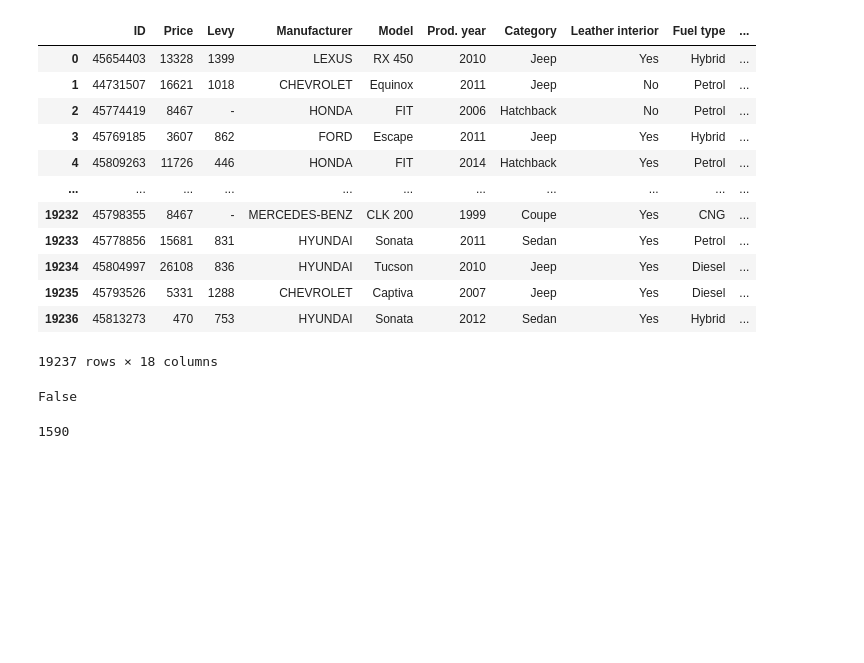
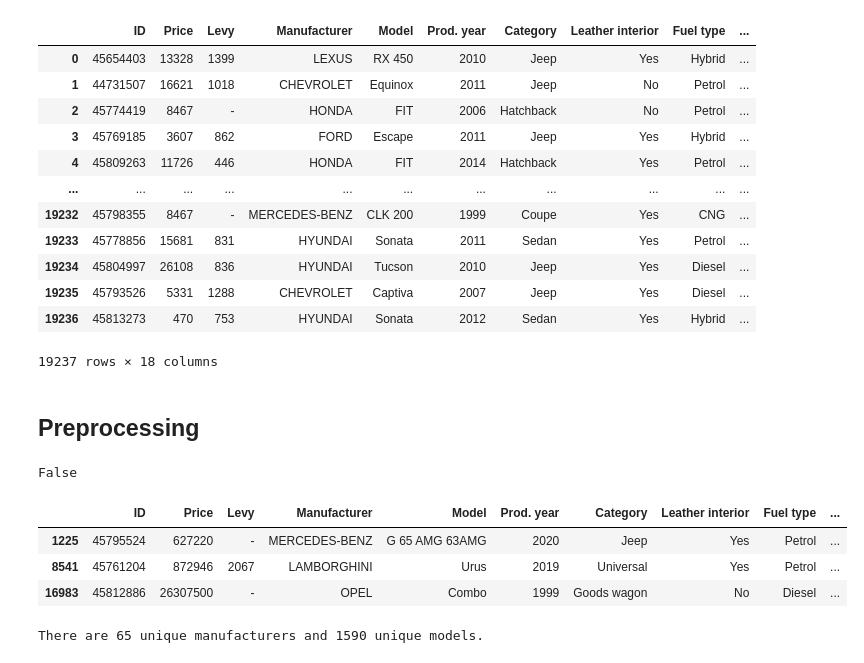
Before and after one commit to SchipDev/AAI-500_Final_Project, a Jupyter notebook: Car_Dataset_Analysis.ipynb, the cells around one changed output. Saved outputs shown, nothing was run; the diff lists cells and outputs as text; code cells hidden in the pictures; blank space fills up the shorter version.

```diff
--- a/Car_Dataset_Analysis.ipynb
+++ b/Car_Dataset_Analysis.ipynb
@@ -19,5 +22,7 @@ cars_raw
 | 19235 | 45793526 | 5331 | 1288 | CHEVROLET | Captiva | 2007 | Jeep | Yes | Diesel | ... |
 | 19236 | 45813273 | 470 | 753 | HYUNDAI | Sonata | 2012 | Sedan | Yes | Hybrid | ... |
 19237 rows × 18 columns
+# %% [markdown]
+## Preprocessing
 # %%
 # Check if the dataset contains NaN/null values
@@ -25,7 +30,11 @@ cars_raw.isnull().values.any()
 # %% [output]
 False
-# %%
-# How many different models of car are in the dataset
-len(set(cars_raw["Model"]))
-# %% [output]
-1590
+# %%
+# Check price for outliers by z-test and look for vals greater than 3 standard deviations
+# from mean
+price_outliers = cars[(np.abs(stats.zscore(cars["Price"])) >= 3)]
+# %% [output]
+|  | ID | Price | Levy | Manufacturer | Model | Prod. year | Category | Leather interior | Fuel type | ... |
+| 1225 | 45795524 | 627220 | - | MERCEDES-BENZ | G 65 AMG 63AMG | 2020 | Jeep | Yes | Petrol | ... |
+| 8541 | 45761204 | 872946 | 2067 | LAMBORGHINI | Urus | 2019 | Universal | Yes | Petrol | ... |
+| 16983 | 45812886 | 26307500 | - | OPEL | Combo | 1999 | Goods wagon | No | Diesel | ... |
@@ -31,0 +43,17 @@ len(set(cars_raw["Model"]))
+# %%
+manufacturers_unique = list(set(cars["Manufacturer"]))   # Get all unqiue manufacturers
+models_unique = list(set(cars["Model"]))   # Get all unique models
+gearbox_unique = list(set(cars["Gear box type"]))   # Get all unique gearboxes
+color_unique = list(set(cars["Color"]))   # Get all unique colors
+wheel_unique = list(set(cars["Wheel"]))   # Get all unique Wheels
+doors_unique = list(set(cars["Doors"]))   # Get all unique doors
+drivewheels_unique = list(set(cars["Drive wheels"]))   # Get all unique drive wheels
+cylinders_unique = list(set(cars["Cylinders"]))   # Get all unique drive cylinders
+volume_unique = list(set(cars["Engine volume"]))   # Get all unique drive engine volumes
+fuel_unique = list(set(cars["Fuel type"]))   # Get all unique drive engine fuels
+category_unique = list(set(cars["Category"]))   # Get all unique drive category
+leather_unique = list(set(cars["Leather interior"]))   # Get all unique drive category
+
+print(f"There are {len(manufacturer_set)} unique manufacturers and {len(models_set)} unique models. ")
+# %% [output]
+There are 65 unique manufacturers and 1590 unique models.
```
Also changed, not shown: parts of 13 cells of this notebook.
